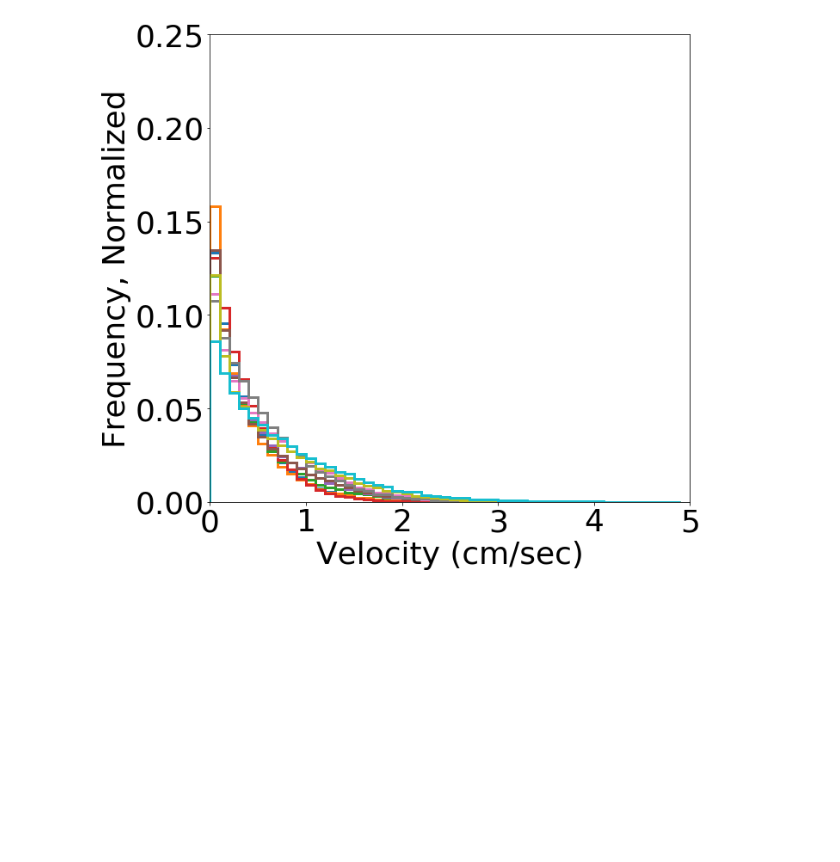
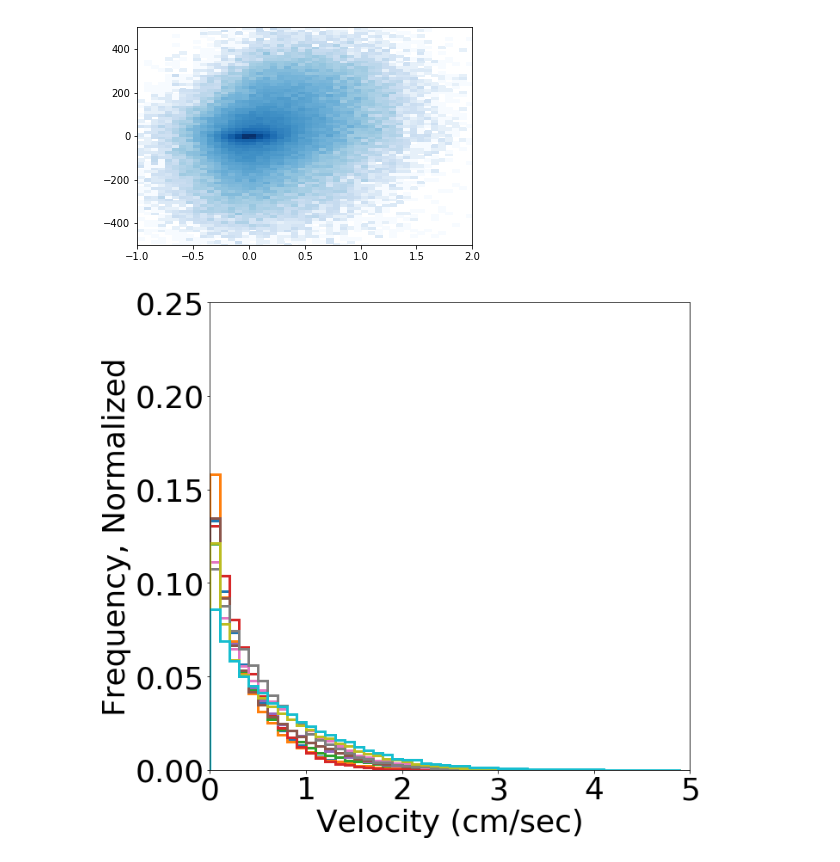
Before and after one commit to bellabrez/bigbadbrain, a Jupyter notebook: jupyter_notebooks/20190912 - Fictrac behavior figures (committee meeting).ipynb, the cells around one changed output. Cells and saved outputs as stored; diff of their text form; code cells hidden in the pictures; blank space fills up the shorter version.

```diff
--- a/jupyter_notebooks/20190912 - Fictrac behavior figures (committee meeting).ipynb
+++ b/jupyter_notebooks/20190912 - Fictrac behavior figures (committee meeting).ipynb
@@ -75,3 +79,12 @@ plt.show()
+# %%
+plt.hist2d(fictracs[0]['dRotLabY']*sphere_radius*50*100,
+           np.rad2deg(fictracs[0]['dRotLabZ'])*50,
+           bins=100,cmap='Blues',norm=mpl.colors.LogNorm());
+plt.ylim(-500,500)
+plt.xlim(-1,2)
+plt.show()
+# %% [output]
+[figure, added]
 # %%
 plt.rcParams.update({'font.size': 36})
 # %%
```
Also changed, not shown: parts of 4 cells of this notebook, 5 other files.
